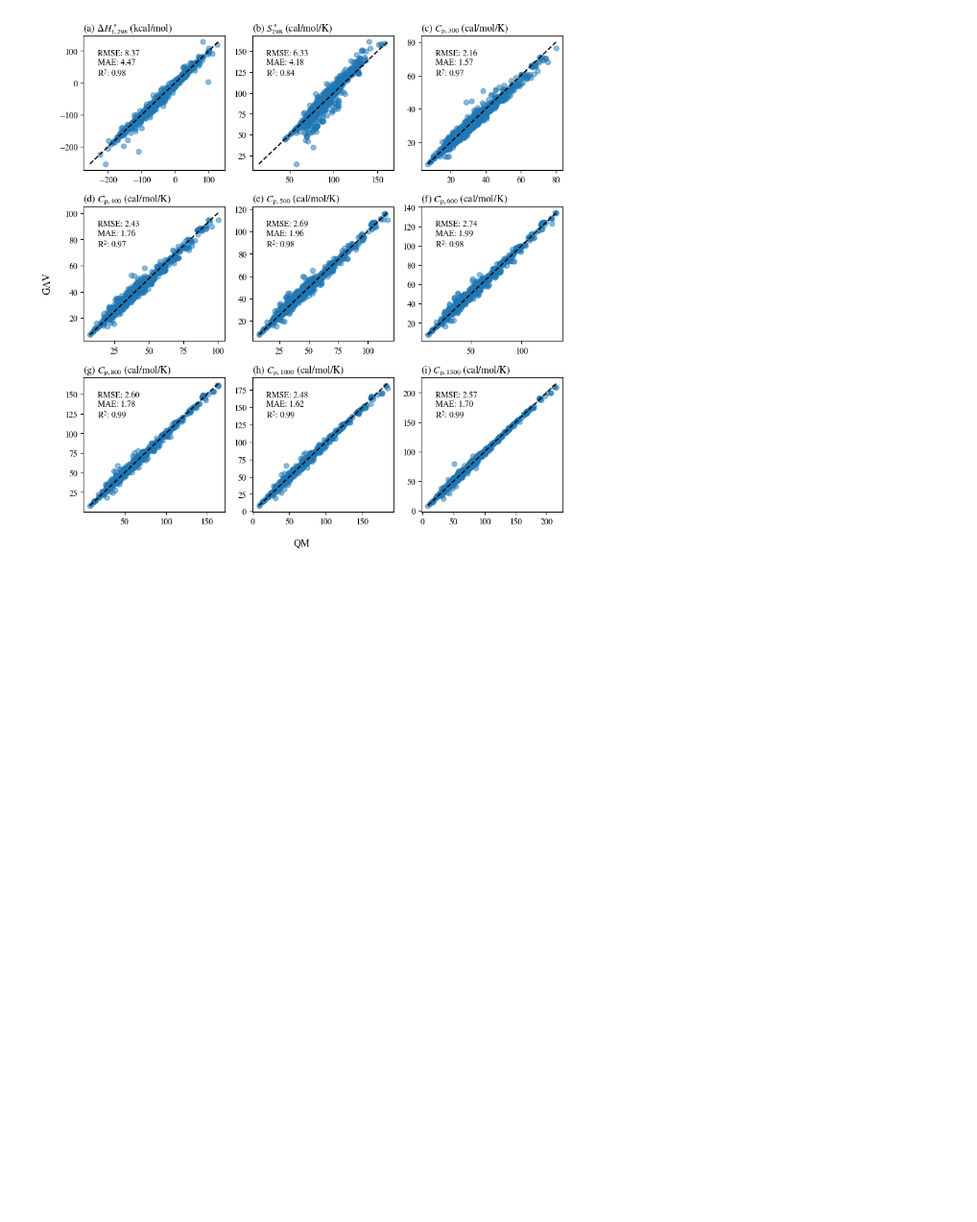
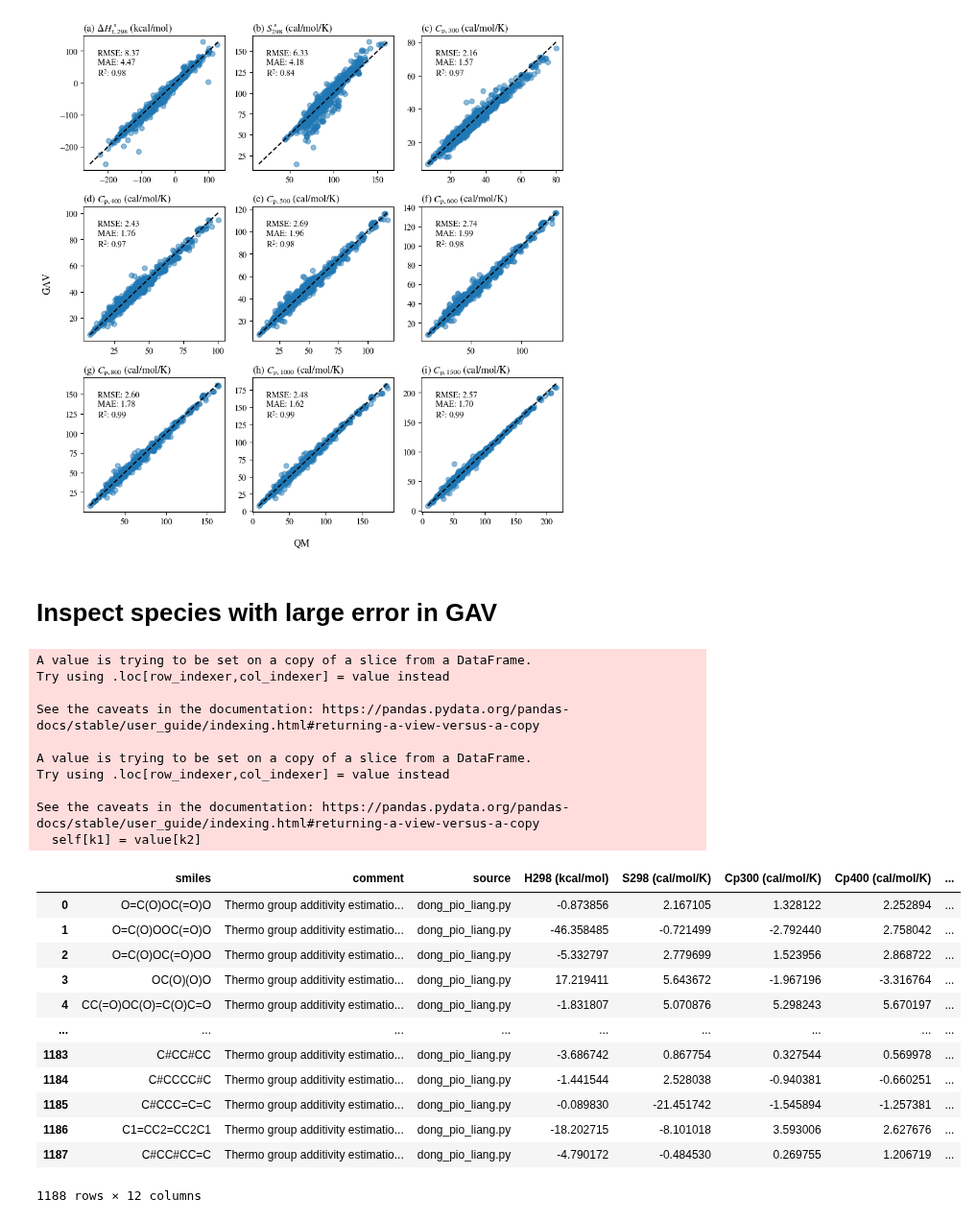
Before and after one commit to hwpang/RadicalTree, a Jupyter notebook: notebooks/2.5_get_closed_shell_data.ipynb, the cells around one changed output. Shown at 96% size. Cells and saved outputs as stored; diff of their text form; code cells hidden in the pictures; blank space fills up the shorter version.

```diff
--- a/notebooks/2.5_get_closed_shell_data.ipynb
+++ b/notebooks/2.5_get_closed_shell_data.ipynb
@@ -284,3 +275,5 @@ fig.tight_layout()
 fig.savefig("../figures/data_closed_shell_gav_qm_parity.pdf", bbox_inches="tight")
 # %% [output]
 [figure]
+# %% [markdown]
+# Inspect species with large error in GAV
@@ -286,0 +283,29 @@ fig.savefig("../figures/data_closed_shell_gav_qm_parity.pdf", bbox_inches="tight
+# %%
+error_df = closed_shell_gav_df[["smiles", "comment"]]
+error_df["source"] = closed_shell_data_df["source"]
+error_df[columns] = closed_shell_gav_df[columns] - closed_shell_data_df[columns]
+error_df
+# %% [output]
+A value is trying to be set on a copy of a slice from a DataFrame.
+Try using .loc[row_indexer,col_indexer] = value instead
+
+See the caveats in the documentation: https://pandas.pydata.org/pandas-docs/stable/user_guide/indexing.html#returning-a-view-versus-a-copy
+
+A value is trying to be set on a copy of a slice from a DataFrame.
+Try using .loc[row_indexer,col_indexer] = value instead
+
+See the caveats in the documentation: https://pandas.pydata.org/pandas-docs/stable/user_guide/indexing.html#returning-a-view-versus-a-copy
+  self[k1] = value[k2]
+|  | smiles | comment | source | H298 (kcal/mol) | S298 (cal/mol/K) | Cp300 (cal/mol/K) | Cp400 (cal/mol/K) | ... |
+| 0 | O=C(O)OC(=O)O | Thermo group additivity estimatio... | dong_pio_liang.py | -0.873856 | 2.167105 | 1.328122 | 2.252894 | ... |
+| 1 | O=C(O)OOC(=O)O | Thermo group additivity estimatio... | dong_pio_liang.py | -46.358485 | -0.721499 | -2.792440 | 2.758042 | ... |
+| 2 | O=C(O)OC(=O)OO | Thermo group additivity estimatio... | dong_pio_liang.py | -5.332797 | 2.779699 | 1.523956 | 2.868722 | ... |
+| 3 | OC(O)(O)O | Thermo group additivity estimatio... | dong_pio_liang.py | 17.219411 | 5.643672 | -1.967196 | -3.316764 | ... |
+| 4 | CC(=O)OC(O)=C(O)C=O | Thermo group additivity estimatio... | dong_pio_liang.py | -1.831807 | 5.070876 | 5.298243 | 5.670197 | ... |
+| ... | ... | ... | ... | ... | ... | ... | ... | ... |
+| 1183 | C#CC#CC | Thermo group additivity estimatio... | dong_pio_liang.py | -3.686742 | 0.867754 | 0.327544 | 0.569978 | ... |
+| 1184 | C#CCCC#C | Thermo group additivity estimatio... | dong_pio_liang.py | -1.441544 | 2.528038 | -0.940381 | -0.660251 | ... |
+| 1185 | C#CCC=C=C | Thermo group additivity estimatio... | dong_pio_liang.py | -0.089830 | -21.451742 | -1.545894 | -1.257381 | ... |
+| 1186 | C1=CC2=CC2C1 | Thermo group additivity estimatio... | dong_pio_liang.py | -18.202715 | -8.101018 | 3.593006 | 2.627676 | ... |
+| 1187 | C#CC#CC=C | Thermo group additivity estimatio... | dong_pio_liang.py | -4.790172 | -0.484530 | 0.269755 | 1.206719 | ... |
+1188 rows × 12 columns
```
Also changed, not shown: parts of 4 cells of this notebook.
